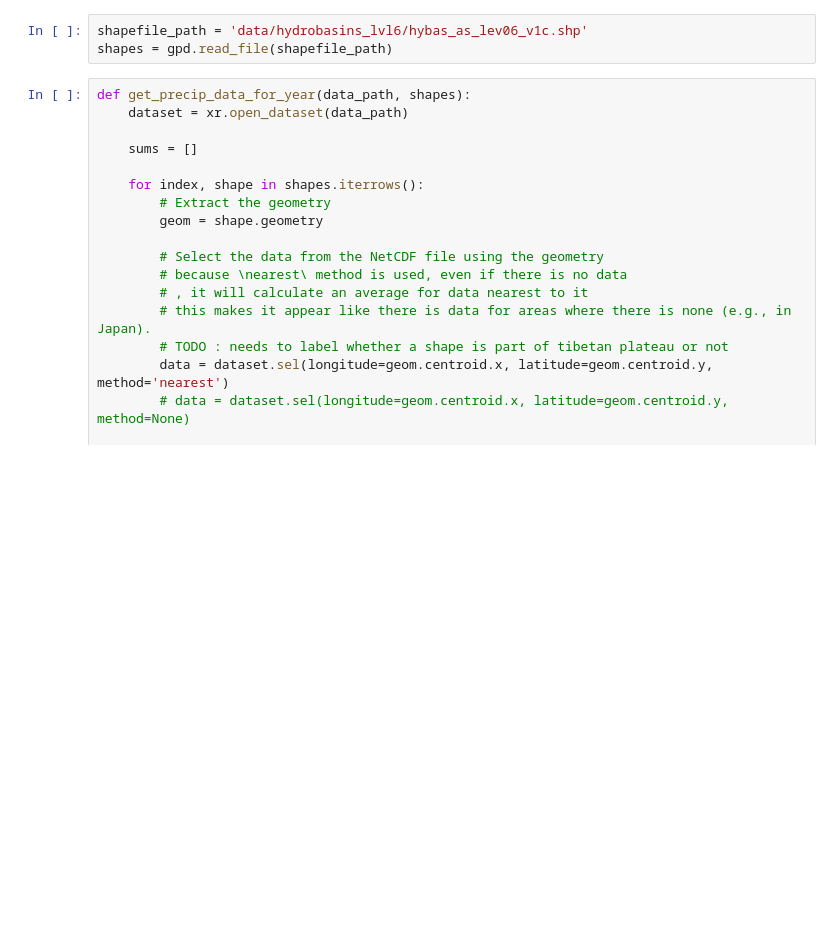
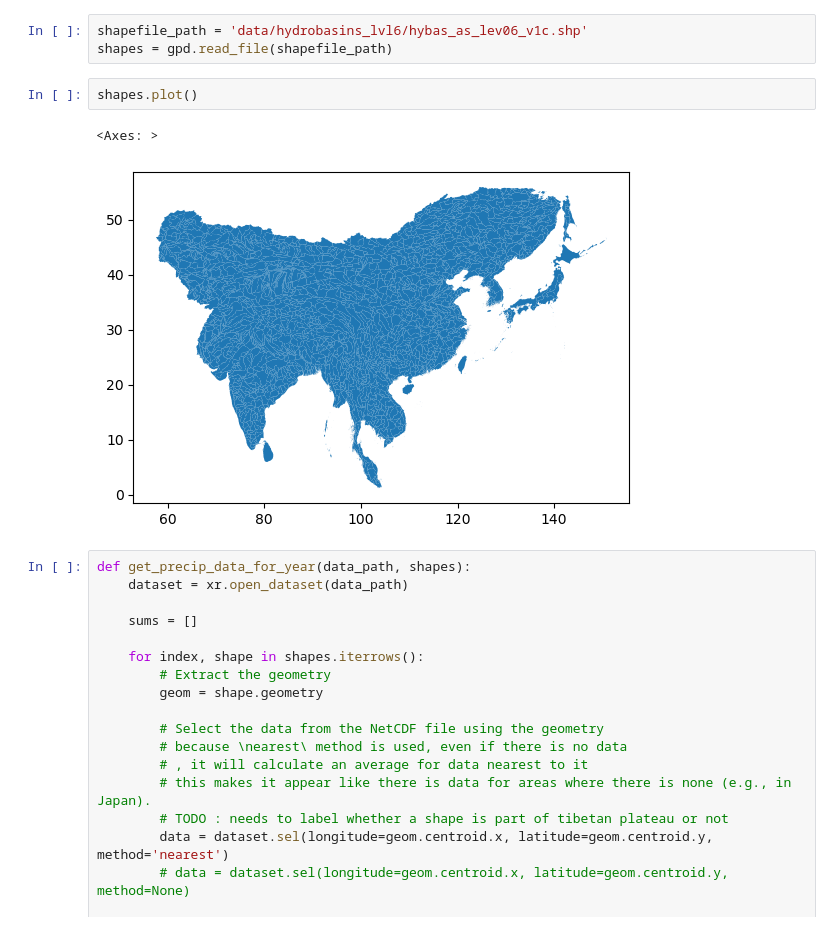
Before and after one commit to 4DModeller/tblakes, a Jupyter notebook: precip_v_lake.ipynb, the cells around one changed output. Saved outputs shown, nothing was run; the diff lists cells and outputs as text; blank space fills up the shorter version.

```diff
--- a/precip_v_lake.ipynb
+++ b/precip_v_lake.ipynb
@@ -8,6 +8,11 @@ import matplotlib.pyplot as plt
 # %%
 shapefile_path = 'data/hydrobasins_lvl6/hybas_as_lev06_v1c.shp'
 shapes = gpd.read_file(shapefile_path)
+# %%
+shapes.plot()
+# %% [output]
+<Axes: >
+[figure, added]
 # %%
 def get_precip_data_for_year(data_path, shapes):
     dataset = xr.open_dataset(data_path)
```
Also changed, not shown: parts of 12 cells of this notebook, 1 other file.
